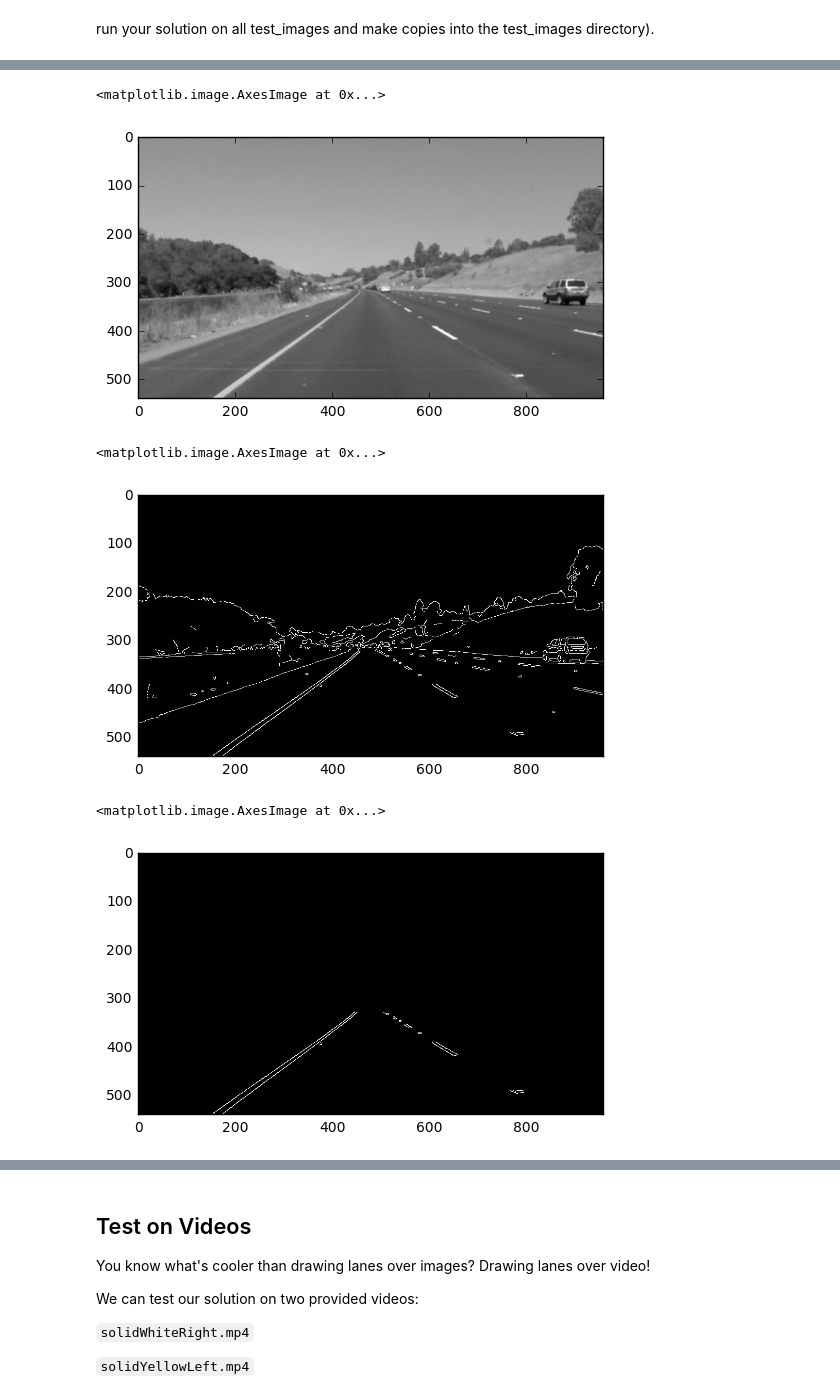
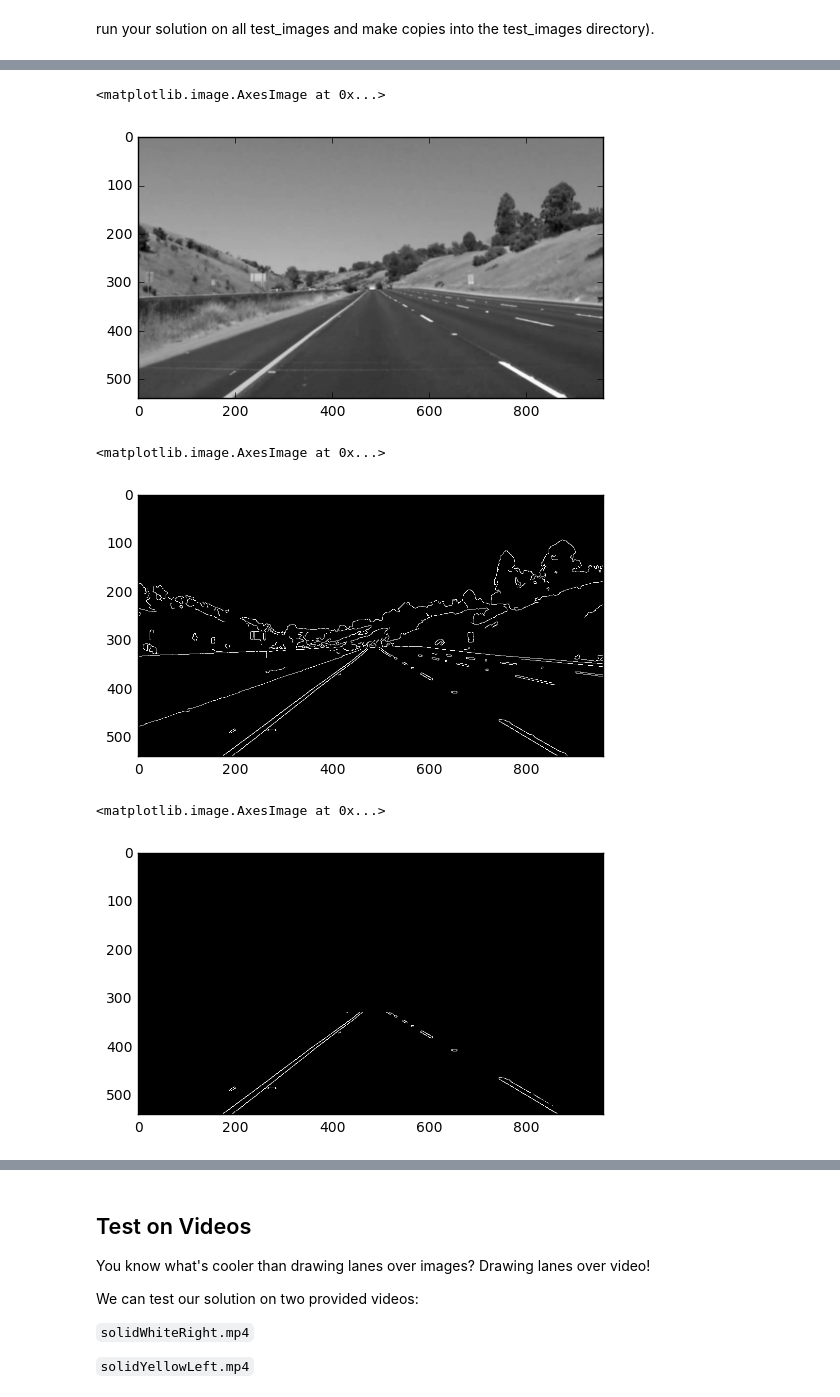
Before and after one commit to adricostas/CarND-LaneLines-P1, a Jupyter notebook: P1.ipynb, the cells around one changed output, grey strips where cells are left out. Cells and saved outputs as stored; diff of their text form; code cells hidden in the pictures.

```diff
--- a/P1.ipynb
+++ b/P1.ipynb
@@ -222,7 +222,7 @@ run your solution on all test_images and make copies into the test_images direct
     plt.imshow(image)'''
 
 # Read in an image
-image = mpimg.imread('test_images/'+ str(images[2]))
+image = mpimg.imread('test_images/'+ str(images[5]))
 
 #image= yellow_to_white(image)
 
@@ -243,7 +243,7 @@ blur_gray = gaussian_blur(gray, kernel_size)
 plt.imshow(blur_gray, cmap='gray')
 # %% [output]
 <matplotlib.image.AxesImage at 0x...>
-[figure, old version]
+[figure, new version]
 # %%
 # Define our parameters for Canny and apply
 low_threshold = 60
@@ -253,17 +253,17 @@ edges = canny(blur_gray, low_threshold, high_threshold)
 plt.imshow(edges, cmap='gray')
 # %% [output]
 <matplotlib.image.AxesImage at 0x...>
-[figure, old version]
+[figure, new version]
 # %%
 # Next we'll keep only the region of interest
 imshape = image.shape
-vertices = np.array([[(80,imshape[0]),(420, 330), (540, 330), (900,imshape[0])]], dtype=np.int32)
+vertices = np.array([[(80,imshape[0]),(430, 330), (540, 330), (881,imshape[0])]], dtype=np.int32)
 masked_edges = region_of_interest(edges, vertices)
 
 plt.imshow(masked_edges,cmap='gray')
 # %% [output]
 <matplotlib.image.AxesImage at 0x...>
-[figure, old version]
+[figure, new version]
 # %%
 # Define the Hough transform parameters
 # Make a blank the same size as our image to draw on
```
Also changed, not shown: parts of 4 cells of this notebook.
